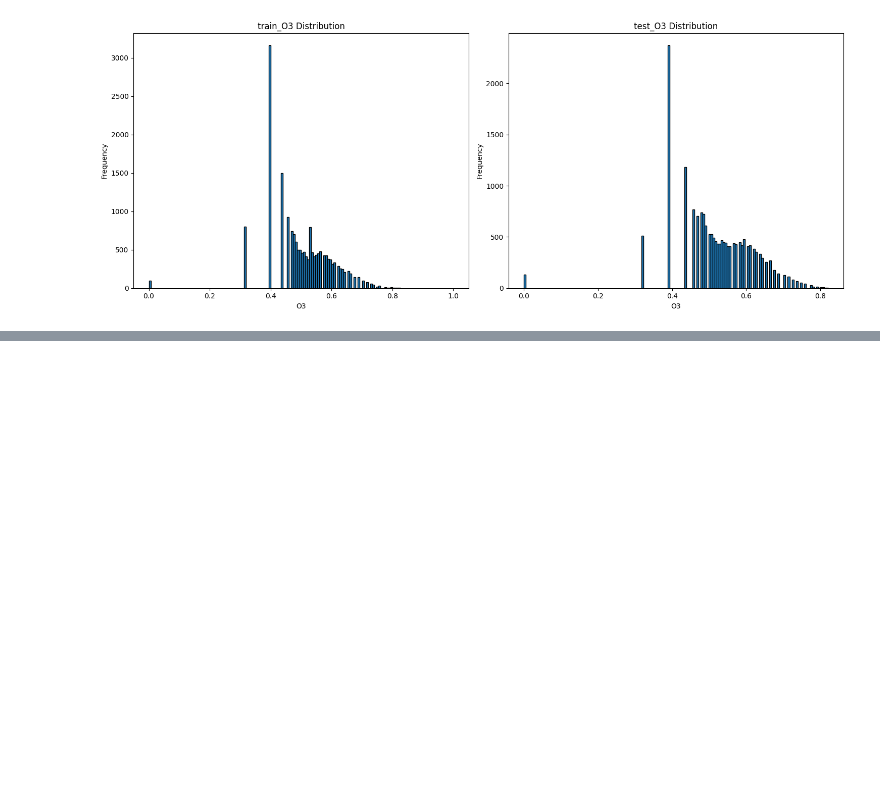
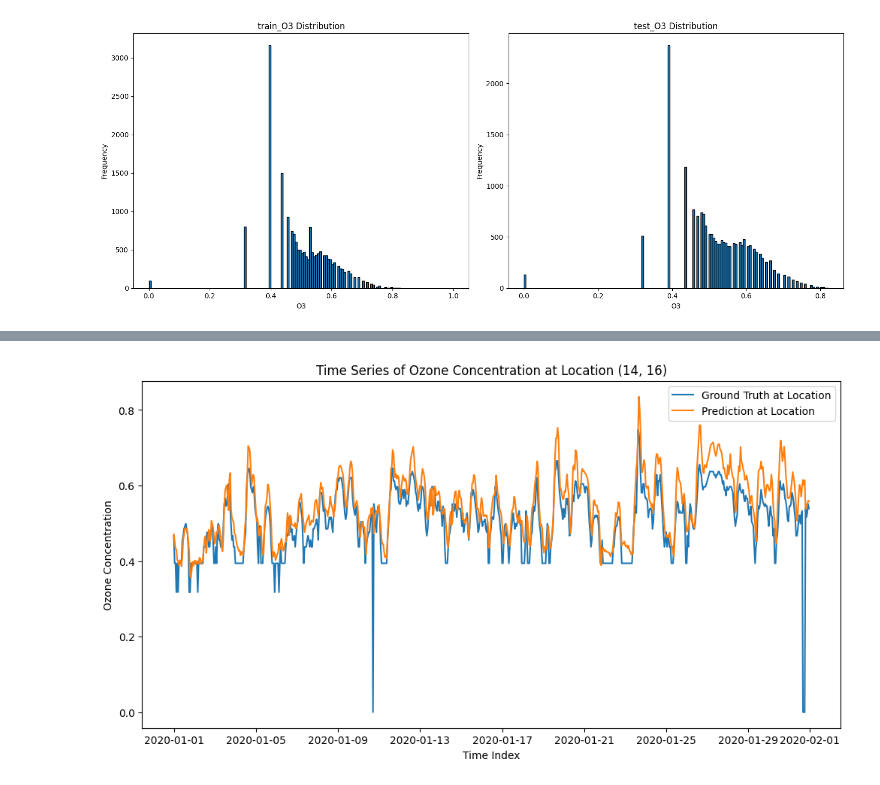
Before and after one commit to kminseong841/ML-Research, a Jupyter notebook: Pytorch_Ozone_predict_CNN.ipynb, the cells around one changed output, grey strips where cells are left out. Drawn from its saved outputs; the diff is of its cells as text; code cells hidden in the pictures; blank space fills up the shorter version.

```diff
--- a/Pytorch_Ozone_predict_CNN.ipynb
+++ b/Pytorch_Ozone_predict_CNN.ipynb
@@ -729,0 +785,19 @@ plot_ozone_maps(index=700, g_data=ytest, prediction=pred)
+# %%
+# 한 지역을 고정하고 시간에 따른 분포 관찰
+x_coord = 14  # 가로 위치 (0부터 31까지)
+y_coord = 16 # 세로 위치 (0부터 31까지)
+
+# 시간에 따른 특정 위치의 오존 농도 추출
+gt_at_location = gt[:, y_coord, x_coord]  # (num_samples,)
+pred_at_location = pdc[:, y_coord, x_coord]  # (num_samples,)
+
+plt.figure(figsize=(12, 6))
+plt.plot(te_time_stamp, gt_at_location, label='Ground Truth at Location')
+plt.plot(te_time_stamp, pred_at_location, label='Prediction at Location')
+plt.xlabel('Time Index')
+plt.ylabel('Ozone Concentration')
+plt.title(f'Time Series of Ozone Concentration at Location ({x_coord}, {y_coord})')
+plt.legend()
+plt.show()
+# %% [output]
+[figure, added]
```
Also changed, not shown: parts of 9 cells of this notebook.
